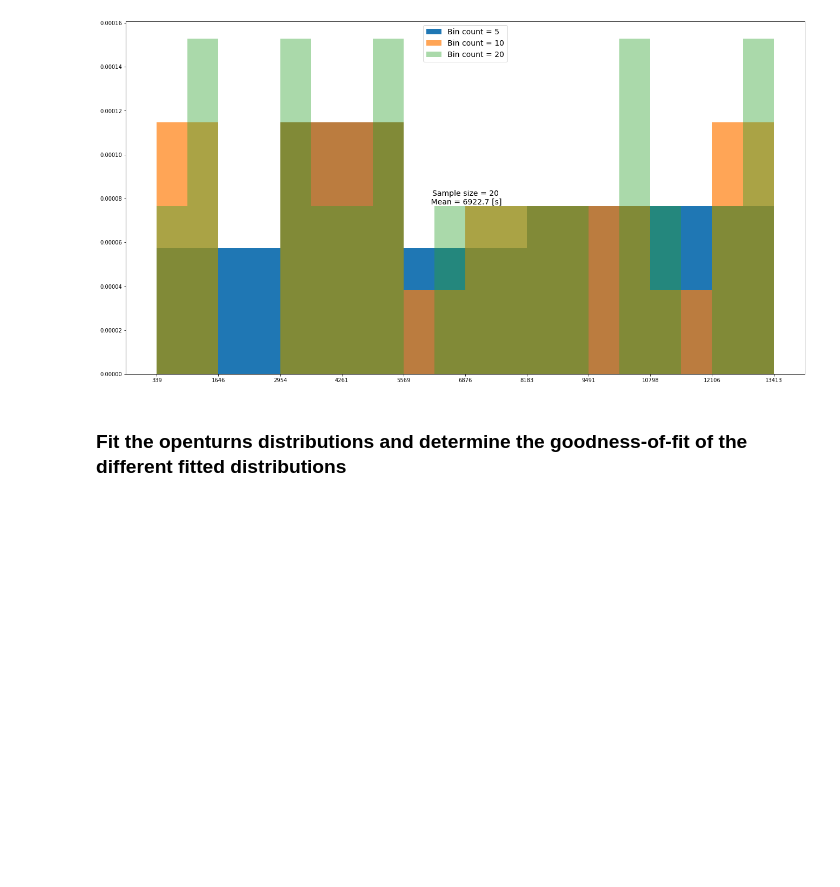
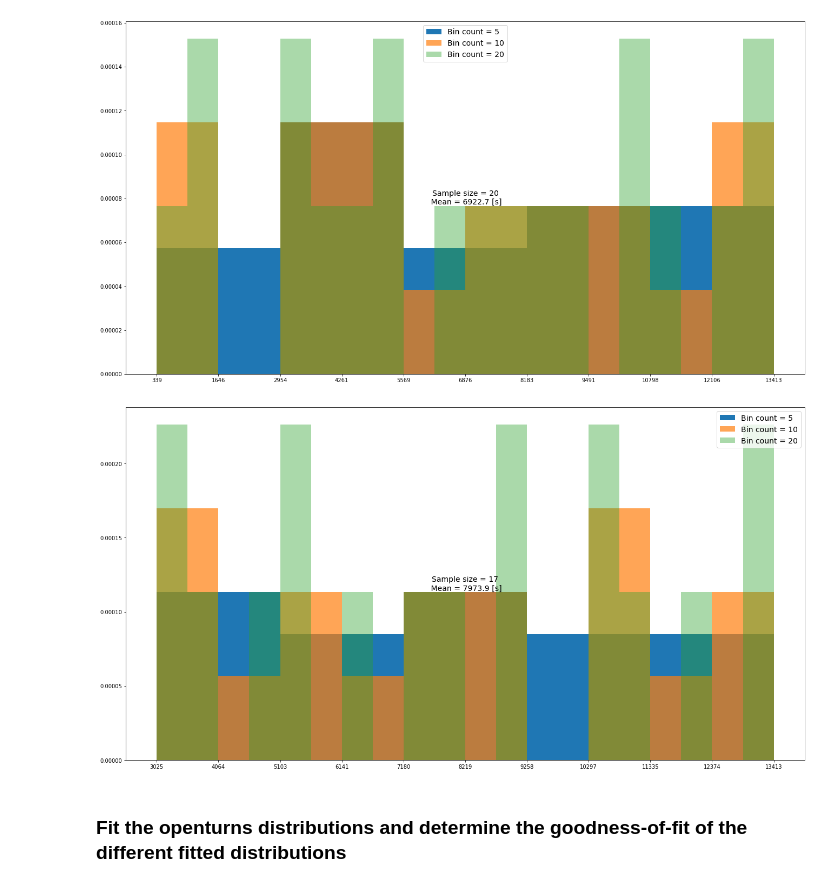
Before and after one commit to MartijnSparnaaij/trb_analysis, a Jupyter notebook: guest_demand_analysis.ipynb, the cells around one changed output. Drawn from its saved outputs; the diff is of its cells as text; code cells hidden in the pictures; blank space fills up the shorter version.

```diff
--- a/guest_demand_analysis.ipynb
+++ b/guest_demand_analysis.ipynb
@@ -38,6 +38,24 @@ plt.text(0.5,0.5, f'Sample size = {len(visit_times)}\n Mean = {np.mean(visit_tim
 leg = plt.legend(fontsize=14)
 # %% [output]
 [figure]
+# %%
+plt.rcParams['figure.figsize'] = [22.5,12]
+
+visit_times_filtered = visit_times[visit_times > 3000]
+visit_times = visit_times[visit_times > 2500]
+
+bin_counts = [5, 10, 20]
+alpha_step = 0.6/(len(bin_counts) - 1)
+for ii, bin_count in enumerate(bin_counts):
+    hist = plt.hist(visit_times_filtered, bins=bin_count, density=True, label=f'Bin count = {bin_count}', alpha=1-ii*alpha_step)
+    if ii == 1:
+        x = hist[1]
+
+plt.xticks(x)
+plt.text(0.5,0.5, f'Sample size = {len(visit_times_filtered)}\n Mean = {np.mean(visit_times_filtered):.1f} [s]', horizontalalignment='center', verticalalignment='center', transform = plt.gca().transAxes, fontsize=14)
+leg = plt.legend(fontsize=14)
+# %% [output]
+[figure, added]
 # %% [markdown]
 ### Fit the openturns distributions and determine the goodness-of-fit of the different fitted distributions
 # %%
```
Also changed, not shown: parts of 1 cell of this notebook, 14 other files.
